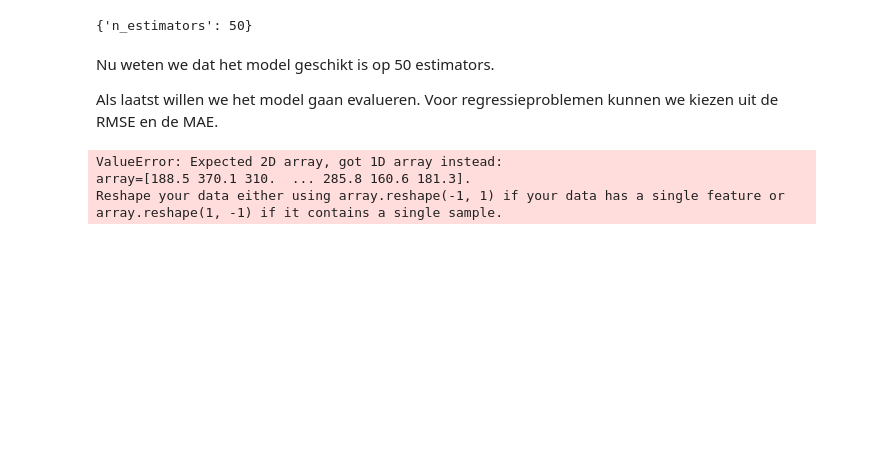
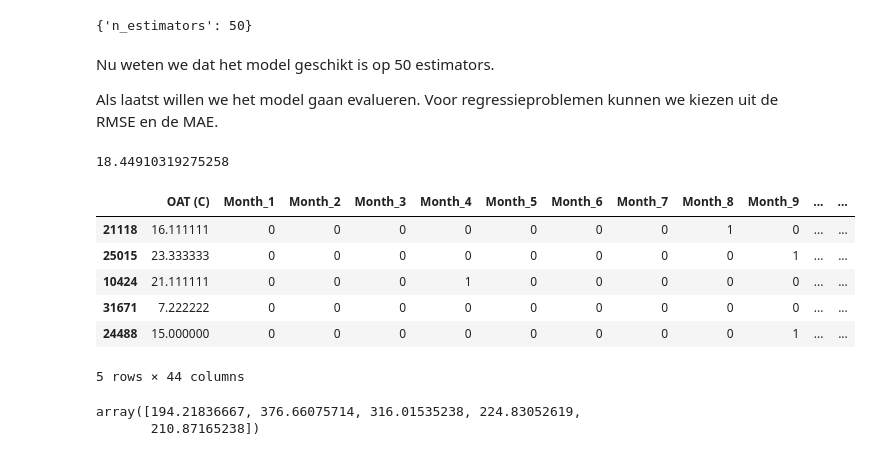
Before and after one commit to dylancluyse/ML_20212022, a Jupyter notebook: Hoofdstuk_2.ipynb, the cells around one changed output. Drawn from its saved outputs; the diff is of its cells as text; code cells hidden in the pictures; blank space fills up the shorter version.

```diff
--- a/Hoofdstuk_2.ipynb
+++ b/Hoofdstuk_2.ipynb
@@ -189,10 +193,14 @@ Maak een geshufflede training- en testset.
 # %%
 from sklearn.model_selection import train_test_split
 
-X = data.drop('Power (kW)', axis=1)
-y = data['Power (kW)']
 
-X_train, y_train, X_test, y_test = train_test_split(X, y, test_size=0.2, random_state=42)
+train_set, test_set = train_test_split(data, test_size=0.2, random_state=42)
+
+X_train = train_set.drop('Power (kW)', axis=1)
+y_train = train_set['Power (kW)']
+
+X_test = test_set.drop('Power (kW)', axis=1)
+y_test = test_set['Power (kW)']
 # %%
 from sklearn.ensemble import RandomForestRegressor
 from sklearn.model_selection import GridSearchCV
@@ -209,7 +217,7 @@ grid_search = GridSearchCV(
     return_train_score=True
 )
 
-grid_search.fit(X, y)
+grid_search.fit(X_train, y_train)
 # %% [output]
 GridSearchCV(cv=3, estimator=RandomForestRegressor(random_state=42),
              param_grid=[{'n_estimators': [3, 10, 30, 50]}],
@@ -229,12 +237,28 @@ Als laatst willen we het model gaan evalueren. Voor regressieproblemen kunnen we
 # %%
 from sklearn.metrics import mean_squared_error
 
-final_model= grid_search.best_estimator_
+final_model = grid_search.best_estimator_
 
 final_predictions = final_model.predict(X_test)
 
 final_rmse = mean_squared_error(y_test, final_predictions,squared=False)
+
+final_rmse
 # %% [output]
-ValueError: Expected 2D array, got 1D array instead:
-array=[188.5 370.1 310.  ... 285.8 160.6 181.3].
-Reshape your data either using array.reshape(-1, 1) if your data has a single feature or array.reshape(1, -1) if it contains a single sample.
+18.44910319275258
+# %%
+sample = X_train.iloc[:5]
+sample.head()
+# %% [output]
+|  | OAT (C) | Month_1 | Month_2 | Month_3 | Month_4 | Month_5 | Month_6 | Month_7 | Month_8 | Month_9 | ... | ... |
+| 21118 | 16.111111 | 0 | 0 | 0 | 0 | 0 | 0 | 0 | 1 | 0 | ... | ... |
+| 25015 | 23.333333 | 0 | 0 | 0 | 0 | 0 | 0 | 0 | 0 | 1 | ... | ... |
+| 10424 | 21.111111 | 0 | 0 | 0 | 1 | 0 | 0 | 0 | 0 | 0 | ... | ... |
+| 31671 | 7.222222 | 0 | 0 | 0 | 0 | 0 | 0 | 0 | 0 | 0 | ... | ... |
+| 24488 | 15.000000 | 0 | 0 | 0 | 0 | 0 | 0 | 0 | 0 | 1 | ... | ... |
+5 rows × 44 columns
+# %%
+final_model.predict(sample)
+# %% [output]
+array([194.21836667, 376.66075714, 316.01535238, 224.83052619,
+       210.87165238])
```
Also changed, not shown: parts of 1 cell of this notebook, 1 other file.
